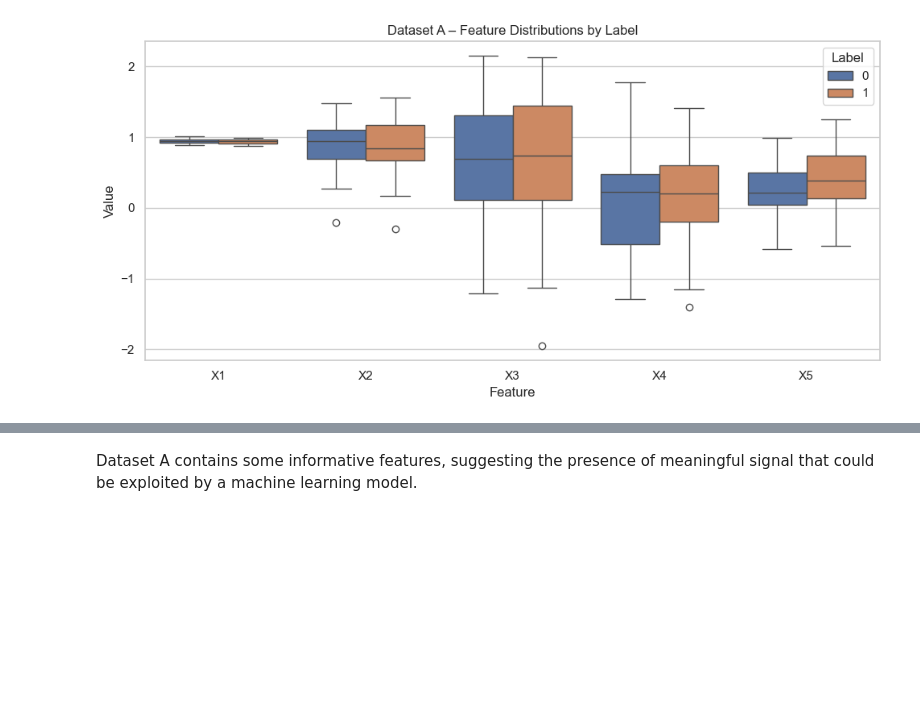
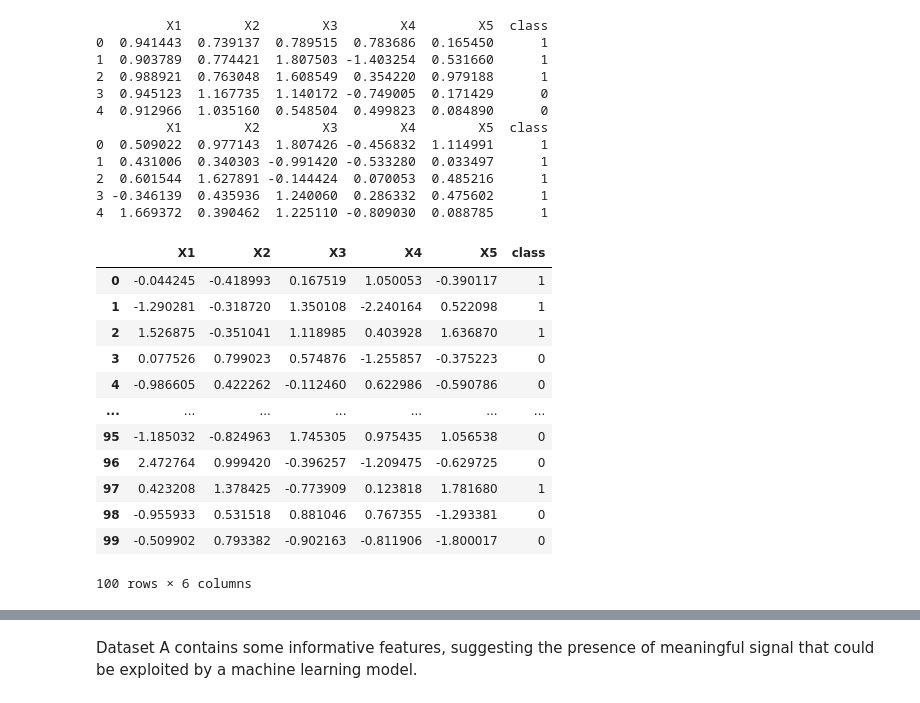
Before and after one commit to aryasalwan/Comp3200, a Jupyter notebook: Comp3200/Taks 1.ipynb, the cells around one changed output, grey strips where cells are left out. Cells and saved outputs as stored; diff of their text form; code cells hidden in the pictures; blank space fills up the shorter version.

```diff
--- a/Comp3200/Taks 1.ipynb
+++ b/Comp3200/Taks 1.ipynb
@@ -2,29 +2,46 @@
 import pandas as pd
 import seaborn as sns
 import matplotlib.pyplot as plt
-
+from sklearn.preprocessing import StandardScaler
+from sklearn.model_selection import train_test_split
+from sklearn.neighbors import KNeighborsClassifier
+from sklearn.metrics import accuracy_score, classification_report
+from sklearn.model_selection import StratifiedKFold, cross_val_score
 dataA = pd.read_csv("A1_dataA.tsv", sep="\t")
-
-dataA_graph = dataA.melt(
-    id_vars=dataA.columns[-1],
-    value_vars=dataA.columns[:-1],
-    var_name="Feature",
-    value_name="Value"
-)
-
-plt.figure(figsize=(10, 5))
-sns.boxplot(
-    x="Feature",
-    y="Value",
-    hue=dataA.columns[-1],
-    data=dataA_graph
-)
-
-plt.title("Dataset A – Feature Distributions by Label")
-plt.xlabel("Feature")
-plt.ylabel("Value")
-plt.legend(title="Label")
-plt.tight_layout()
-plt.show()
+dataB = pd.read_csv("A1_dataB.tsv", sep="\t")
+#Check data
+print(dataA.head())
+print(dataB.head())
 # %% [output]
-[figure, removed]
+         X1        X2        X3        X4        X5  class
+0  0.941443  0.739137  0.789515  0.783686  0.165450      1
+1  0.903789  0.774421  1.807503 -1.403254  0.531660      1
+2  0.988921  0.763048  1.608549  0.354220  0.979188      1
+3  0.945123  1.167735  1.140172 -0.749005  0.171429      0
+4  0.912966  1.035160  0.548504  0.499823  0.084890      0
+         X1        X2        X3        X4        X5  class
+0  0.509022  0.977143  1.807426 -0.456832  1.114991      1
+1  0.431006  0.340303 -0.991420 -0.533280  0.033497      1
+2  0.601544  1.627891 -0.144424  0.070053  0.485216      1
+3 -0.346139  0.435936  1.240060  0.286332  0.475602      1
+4  1.669372  0.390462  1.225110 -0.809030  0.088785      1
+# %%
+dataA_nonscaled=dataA.copy()
+#Scale Data
+scaler = StandardScaler()
+dataA[["X1","X2","X3","X4","X5"]]= scaler.fit_transform(dataA[["X1","X2","X3","X4","X5"]])
+dataA
+# %% [output]
+|  | X1 | X2 | X3 | X4 | X5 | class |
+| 0 | -0.044245 | -0.418993 | 0.167519 | 1.050053 | -0.390117 | 1 |
+| 1 | -1.290281 | -0.318720 | 1.350108 | -2.240164 | 0.522098 | 1 |
+| 2 | 1.526875 | -0.351041 | 1.118985 | 0.403928 | 1.636870 | 1 |
+| 3 | 0.077526 | 0.799023 | 0.574876 | -1.255857 | -0.375223 | 0 |
+| 4 | -0.986605 | 0.422262 | -0.112460 | 0.622986 | -0.590786 | 0 |
+| ... | ... | ... | ... | ... | ... | ... |
+| 95 | -1.185032 | -0.824963 | 1.745305 | 0.975435 | 1.056538 | 0 |
+| 96 | 2.472764 | 0.999420 | -0.396257 | -1.209475 | -0.629725 | 0 |
+| 97 | 0.423208 | 1.378425 | -0.773909 | 0.123818 | 1.781680 | 1 |
+| 98 | -0.955933 | 0.531518 | 0.881046 | 0.767355 | -1.293381 | 0 |
+| 99 | -0.509902 | 0.793382 | -0.902163 | -0.811906 | -1.800017 | 0 |
+100 rows × 6 columns
```
Also changed, not shown: parts of 13 cells of this notebook.
